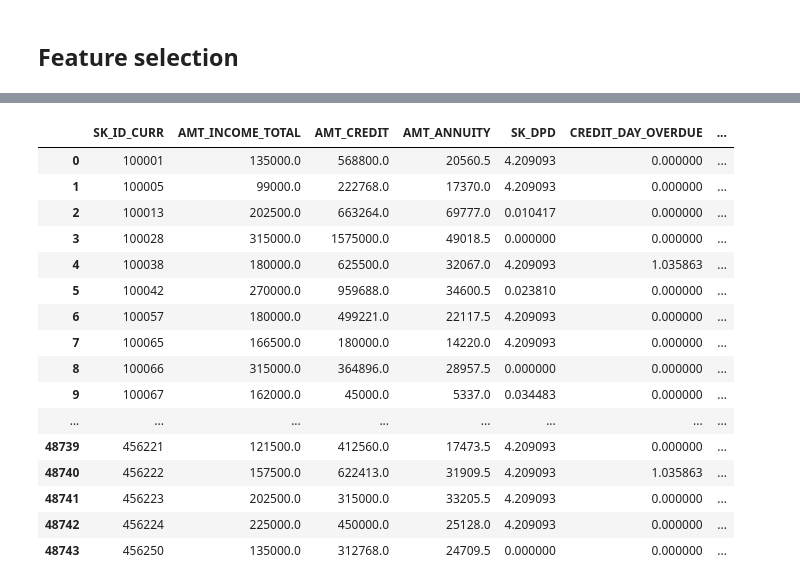
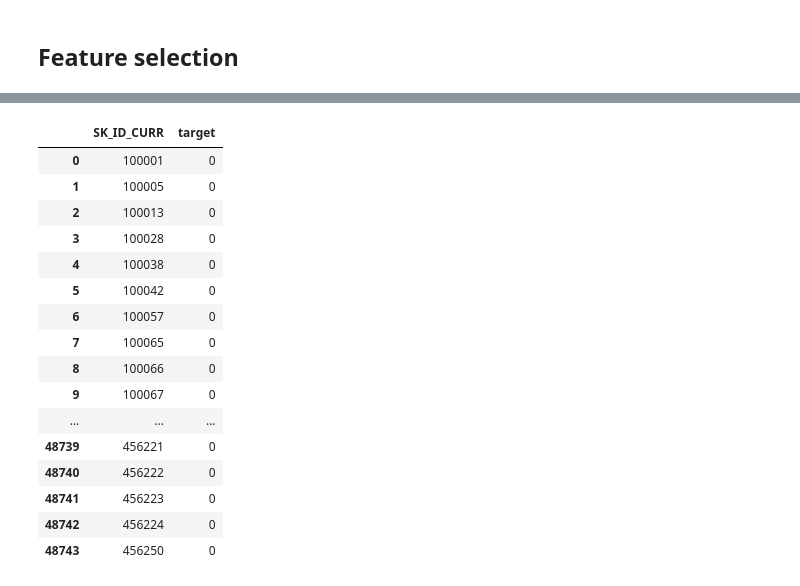
Before and after one commit to bivtsjenko/data-science-stuff, a Jupyter notebook: Home Credit Default Risk.ipynb, the cells around one changed output, grey strips where cells are left out. Saved outputs shown, nothing was run; the diff lists cells and outputs as text; code cells hidden in the pictures.

```diff
--- a/Home Credit Default Risk.ipynb
+++ b/Home Credit Default Risk.ipynb
@@ -114,3 +453,0 @@ df_test = df_test[["SK_ID_CURR", "AMT_INCOME_TOTAL", "AMT_CREDIT", "AMT_ANNUITY"
-# %%
-df_train = df_train.fillna(df_train.mean())
-df_test  = df_test.fillna(df_train.mean())
@@ -134,10 +454,3 @@ Features sorted by their score:
-# %%
-# split data into X and y
-X = df_train[['SK_ID_CURR', 'DAYS_EMPLOYED', 'AMT_ANNUITY', 'AMT_CREDIT', 'AMT_TO_SHORT', 'DAYS_TO_LATE', 'AMT_INCOME_TOTAL', 'SK_DPD']]
-Y = df_train["TARGET"]
-
-# predict data
-X_test_unseen = df_test[['SK_ID_CURR', 'DAYS_EMPLOYED', 'AMT_ANNUITY', 'AMT_CREDIT', 'AMT_TO_SHORT', 'DAYS_TO_LATE', 'AMT_INCOME_TOTAL', 'SK_DPD']]
 # %%
 # split data into train and test sets
 seed = 7
@@ -157,0 +468,5 @@ Accuracy: 91.98%
+# %%
+scoring = 'roc_auc'
+kfold = model_selection.KFold(n_splits=10, random_state=seed)
+results = model_selection.cross_val_score(model, X, Y, cv=kfold, scoring=scoring)
+print(results.mean(), results.std())
@@ -157,0 +475,28 @@ Accuracy: 91.98%
+# %%
+# prepare models
+models = []
+models.append(('LR', LogisticRegression()))
+models.append(('LDA', LinearDiscriminantAnalysis()))
+models.append(('KNN', KNeighborsClassifier()))
+models.append(('CART', DecisionTreeClassifier()))
+models.append(('NB', GaussianNB()))
+models.append(('SVM', SVC()))
+models.append(('XGB', XGBClassifier()))
+# evaluate each model in turn
+results = []
+names = []
+scoring = 'accuracy'
+for name, model in models:
+    kfold = model_selection.KFold(n_splits=10, random_state=seed)
+    cv_results = model_selection.cross_val_score(model, X, Y, cv=kfold, scoring=scoring)
+    results.append(cv_results)
+    names.append(name)
+    msg = "%s: %f (%f)" % (name, cv_results.mean(), cv_results.std())
+    print(msg)
+# boxplot algorithm comparison
+fig = plt.figure()
+fig.suptitle('Algorithm Comparison')
+ax = fig.add_subplot(111)
+plt.boxplot(results)
+ax.set_xticklabels(names)
+plt.show()
@@ -176,22 +542,22 @@ import scipy.sparse as sparse
 df_test['TARGET'] = y_pred_new.tolist()
 df_test['target'] = y_pred_new_1.tolist()
 # %%
-df_test
+df_test[["SK_ID_CURR", "target"]]
 # %% [output]
-|  | SK_ID_CURR | AMT_INCOME_TOTAL | AMT_CREDIT | AMT_ANNUITY | SK_DPD | CREDIT_DAY_OVERDUE | ... |
-| 0 | 100001 | 135000.0 | 568800.0 | 20560.5 | 4.209093 | 0.000000 | ... |
-| 1 | 100005 | 99000.0 | 222768.0 | 17370.0 | 4.209093 | 0.000000 | ... |
-| 2 | 100013 | 202500.0 | 663264.0 | 69777.0 | 0.010417 | 0.000000 | ... |
-| 3 | 100028 | 315000.0 | 1575000.0 | 49018.5 | 0.000000 | 0.000000 | ... |
-| 4 | 100038 | 180000.0 | 625500.0 | 32067.0 | 4.209093 | 1.035863 | ... |
-| 5 | 100042 | 270000.0 | 959688.0 | 34600.5 | 0.023810 | 0.000000 | ... |
-| 6 | 100057 | 180000.0 | 499221.0 | 22117.5 | 4.209093 | 0.000000 | ... |
-| 7 | 100065 | 166500.0 | 180000.0 | 14220.0 | 4.209093 | 0.000000 | ... |
-| 8 | 100066 | 315000.0 | 364896.0 | 28957.5 | 0.000000 | 0.000000 | ... |
-| 9 | 100067 | 162000.0 | 45000.0 | 5337.0 | 0.034483 | 0.000000 | ... |
-| ... | ... | ... | ... | ... | ... | ... | ... |
-| 48739 | 456221 | 121500.0 | 412560.0 | 17473.5 | 4.209093 | 0.000000 | ... |
-| 48740 | 456222 | 157500.0 | 622413.0 | 31909.5 | 4.209093 | 1.035863 | ... |
-| 48741 | 456223 | 202500.0 | 315000.0 | 33205.5 | 4.209093 | 0.000000 | ... |
-| 48742 | 456224 | 225000.0 | 450000.0 | 25128.0 | 4.209093 | 0.000000 | ... |
-| 48743 | 456250 | 135000.0 | 312768.0 | 24709.5 | 0.000000 | 0.000000 | ... |
+|  | SK_ID_CURR | target |
+| 0 | 100001 | 0 |
+| 1 | 100005 | 0 |
+| 2 | 100013 | 0 |
+| 3 | 100028 | 0 |
+| 4 | 100038 | 0 |
+| 5 | 100042 | 0 |
+| 6 | 100057 | 0 |
+| 7 | 100065 | 0 |
+| 8 | 100066 | 0 |
+| 9 | 100067 | 0 |
+| ... | ... | ... |
+| 48739 | 456221 | 0 |
+| 48740 | 456222 | 0 |
+| 48741 | 456223 | 0 |
+| 48742 | 456224 | 0 |
+| 48743 | 456250 | 0 |
```
Also changed, not shown: parts of 36 cells of this notebook.
